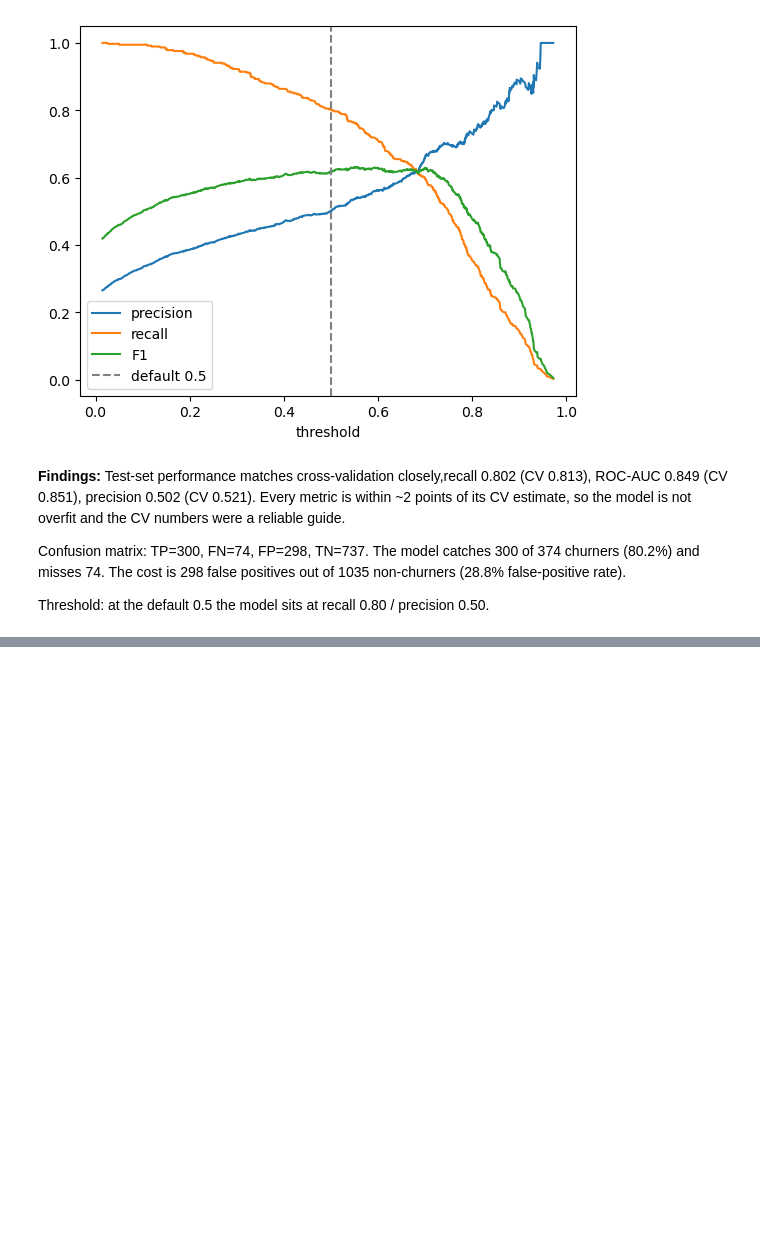
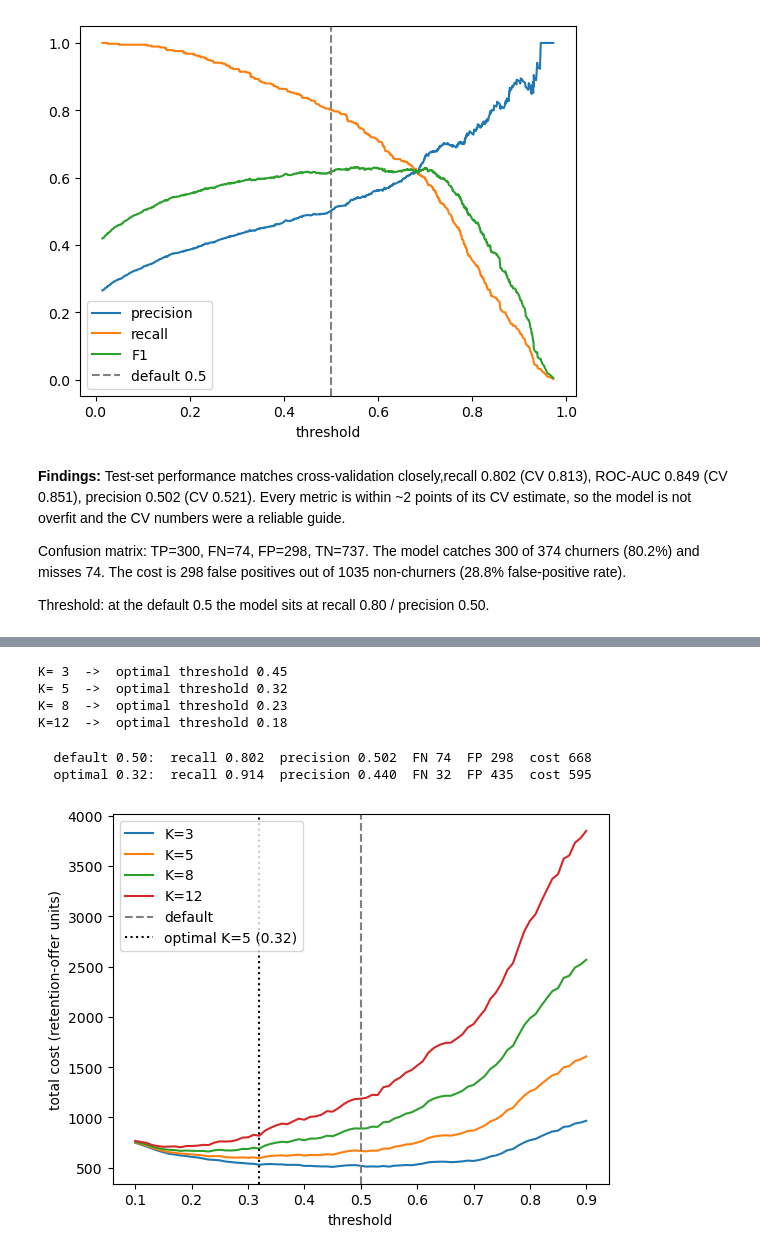
Before and after one commit to ashandx/telco-churn-classification, a Jupyter notebook: notebooks/modelling.ipynb, the cells around one changed output, grey strips where cells are left out. Saved outputs shown, nothing was run; the diff lists cells and outputs as text; code cells hidden in the pictures; blank space fills up the shorter version.

```diff
--- a/notebooks/modelling.ipynb
+++ b/notebooks/modelling.ipynb
@@ -334,0 +412,48 @@ Threshold: at the default 0.5 the model sits at recall 0.80 / precision 0.50.
+# %%
+import numpy as np
+
+K_VALUES = [3, 5, 8, 12]
+BASE_K = 5
+thresholds = np.linspace(0.1, 0.9, 81)
+y_true = y_test.to_numpy()
+
+def total_cost(K, t):
+    fn = ((y_true == 1) & (y_proba < t)).sum()
+    fp = ((y_true == 0) & (y_proba >= t)).sum()
+    return K * fn + fp
+
+for K in K_VALUES:
+    costs = [total_cost(K, t) for t in thresholds]
+    best_t = thresholds[int(np.argmin(costs))]
+    print(f"K={K:>2}  ->  optimal threshold {best_t:.2f}")
+# %% [output]
+K= 3  ->  optimal threshold 0.45
+K= 5  ->  optimal threshold 0.32
+K= 8  ->  optimal threshold 0.23
+K=12  ->  optimal threshold 0.18
+# %%
+from sklearn.metrics import confusion_matrix
+
+costs_base = [total_cost(BASE_K, t) for t in thresholds]
+opt_t = thresholds[int(np.argmin(costs_base))]
+y_pred_opt = (y_proba >= opt_t).astype(int)
+
+for label, yp in [("default 0.50", y_pred), (f"optimal {opt_t:.2f}", y_pred_opt)]:
+    tn, fp, fn, tp = confusion_matrix(y_true, yp).ravel()
+    recall, precision = tp / (tp + fn), tp / (tp + fp)
+    print(f"{label:>14}:  recall {recall:.3f}  precision {precision:.3f}  "
+          f"FN {fn}  FP {fp}  cost {BASE_K * fn + fp}")
+# %% [output]
+  default 0.50:  recall 0.802  precision 0.502  FN 74  FP 298  cost 668
+  optimal 0.32:  recall 0.914  precision 0.440  FN 32  FP 435  cost 595
+# %%
+import matplotlib.pyplot as plt
+
+for K in K_VALUES:
+    plt.plot(thresholds, [total_cost(K, t) for t in thresholds], label=f"K={K}")
+plt.axvline(0.5, color="grey", ls="--", label="default")
+plt.axvline(opt_t, color="black", ls=":", label=f"optimal K=5 ({opt_t:.2f})")
+plt.xlabel("threshold"); plt.ylabel("total cost (retention-offer units)")
+plt.legend(); plt.show()
+# %% [output]
+[figure, added]
```
Also changed, not shown: parts of 8 cells of this notebook.
